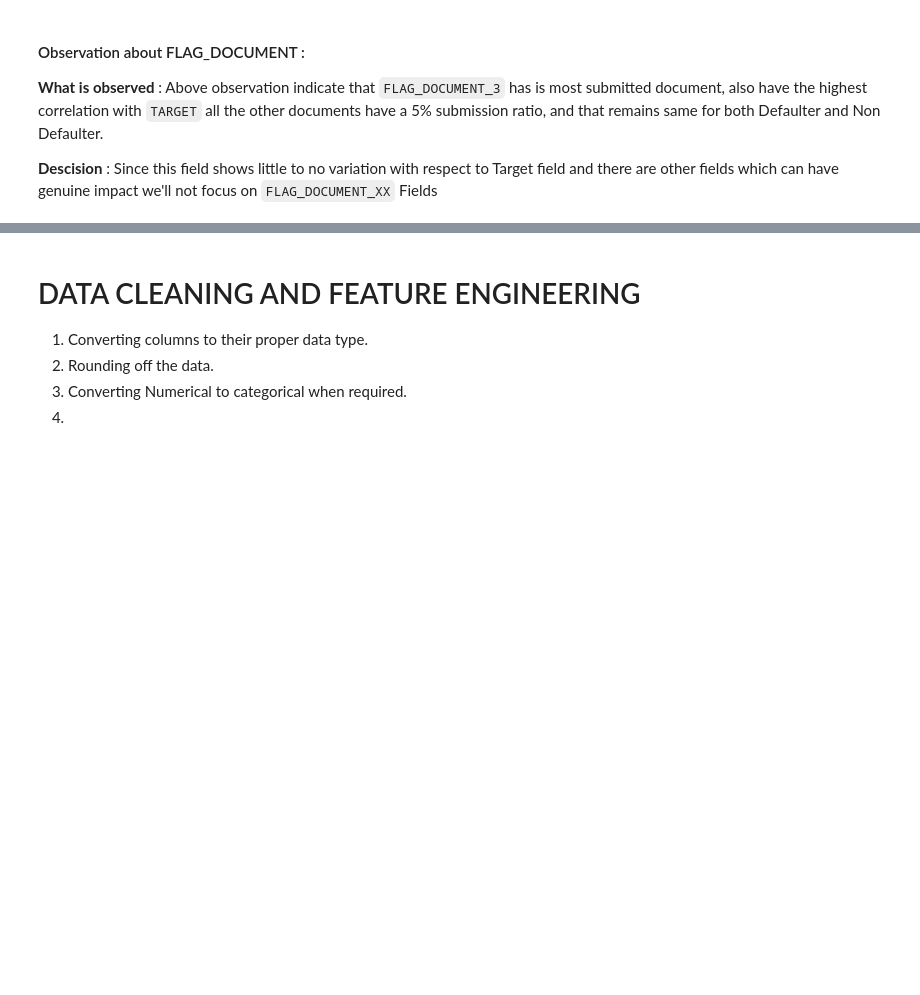
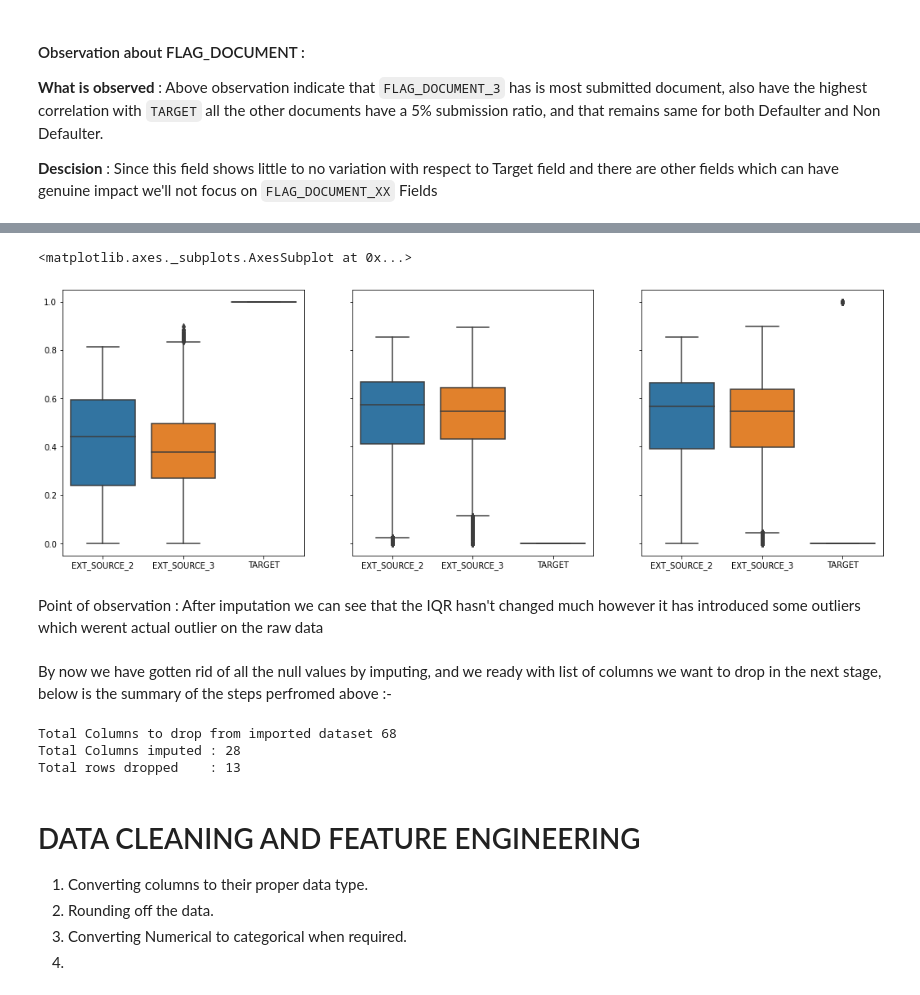
Before and after one commit to ani-kamavisdar/creditRiskAnalysis-EDA, a Jupyter notebook: Credit_EDA_Case_Study_PS_1.ipynb, the cells around one changed output, grey strips where cells are left out. Saved outputs shown, nothing was run; the diff lists cells and outputs as text; code cells hidden in the pictures; blank space fills up the shorter version.

```diff
--- a/Credit_EDA_Case_Study_PS_1.ipynb
+++ b/Credit_EDA_Case_Study_PS_1.ipynb
@@ -570,0 +679,18 @@ data_application.corr()['TARGET']*100
+# %%
+data_application.loc[(data_application['EXT_SOURCE_2'].isnull()) & ((data_application['TARGET']==1)), 'EXT_SOURCE_2'] = data_application.loc[data_application['TARGET']==1,'EXT_SOURCE_2'].describe()['50%']
+data_application.loc[(data_application['EXT_SOURCE_3'].isnull()) & ((data_application['TARGET']==1)), 'EXT_SOURCE_3'] = data_application.loc[data_application['TARGET']==1,'EXT_SOURCE_3'].describe()['50%']
+# %%
+data_application.loc[(data_application['EXT_SOURCE_2'].isnull()) & ((data_application['TARGET']==0)), 'EXT_SOURCE_2'] = data_application.loc[data_application['TARGET']==0,'EXT_SOURCE_2'].describe()['50%']
+data_application.loc[(data_application['EXT_SOURCE_3'].isnull()) & ((data_application['TARGET']==0)), 'EXT_SOURCE_3'] = data_application.loc[data_application['TARGET']==0,'EXT_SOURCE_3'].describe()['50%']
+# %%
+subset = data_application.loc[:,['EXT_SOURCE_2','EXT_SOURCE_3','TARGET']]
+fig,ax = plt.subplots(ncols=3,sharey=True)
+fig.set_size_inches(18, 6, forward=True)
+sns.boxplot(data=subset[subset['TARGET']==1],ax=ax[0])
+sns.boxplot(data=subset[subset['TARGET']==0],ax=ax[1])
+sns.boxplot(data=subset,ax=ax[2])
+# %% [output]
+<matplotlib.axes._subplots.AxesSubplot at 0x...>
+[figure, added]
+# %% [markdown]
+Point of observation : After imputation we can see that the IQR hasn't changed much however it has introduced some outliers which werent actual outlier on the raw data
@@ -571,3 +699,13 @@ data_application.corr()['TARGET']*100
+# %% [markdown]
+By now we have gotten rid of all the null values by imputing, and we ready with list of columns we want to drop in the next stage, below is the summary of the steps perfromed above :-
+# %%
+print(f"Total Columns to drop from imported dataset {len(cols_to_drop)}")
+print(f"Total Columns imputed : {len(cols_to_impute)}")
+print(f"Total rows dropped    : {rows_dropped}")
+# %% [output]
+Total Columns to drop from imported dataset 68
+Total Columns imputed : 28
+Total rows dropped    : 13
 # %% [markdown]
 # DATA CLEANING AND FEATURE ENGINEERING
 
```
Also changed, not shown: parts of 58 cells of this notebook.
